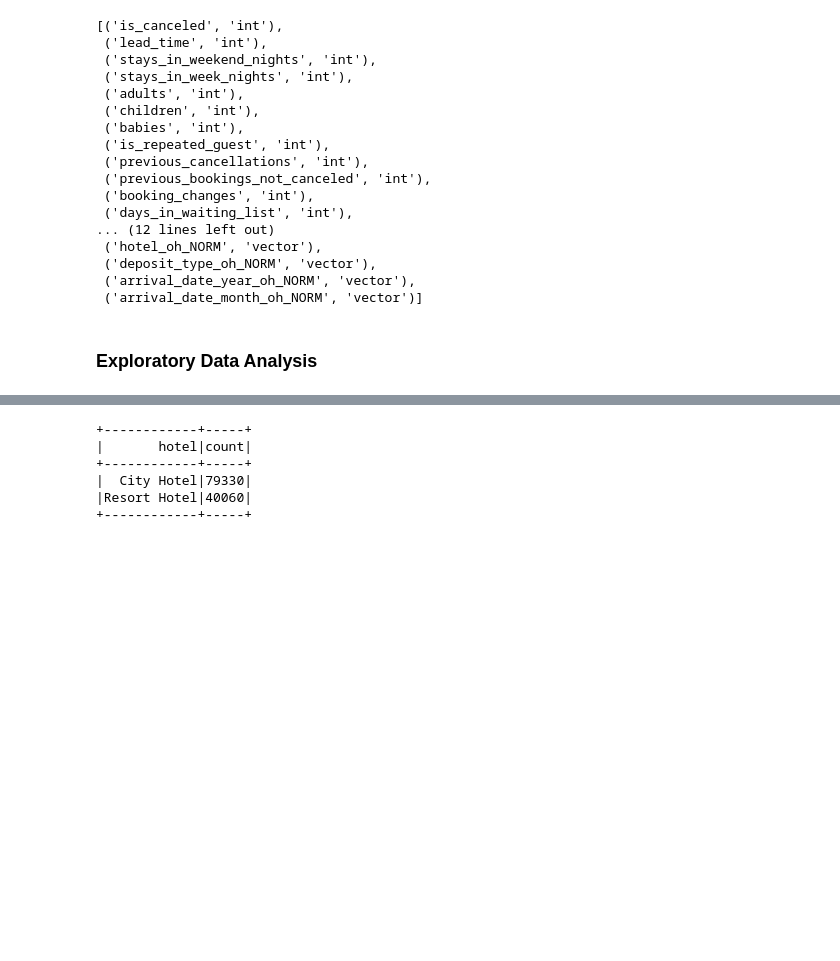
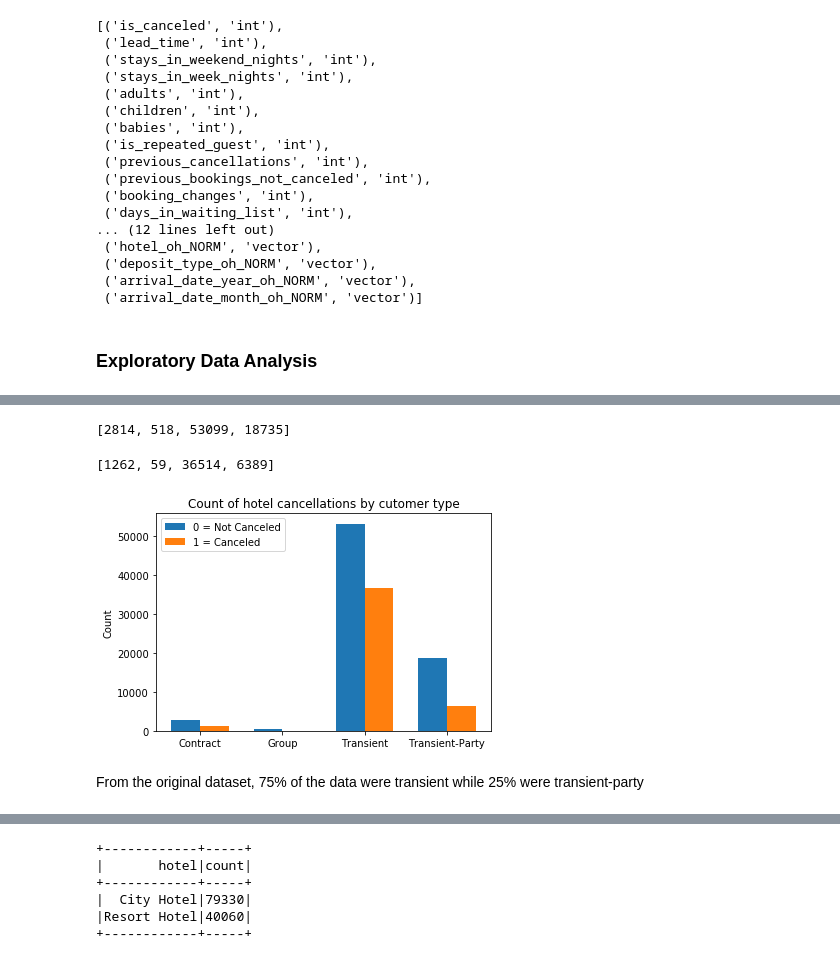
Before and after one commit to philipyoon/hotel_demand, a Jupyter notebook: hotel_booking.ipynb, the cells around one changed output, grey strips where cells are left out. Drawn from its saved outputs; the diff is of its cells as text; code cells hidden in the pictures; blank space fills up the shorter version.

Commit message:
Update hotel_booking.ipynb
- Added more EDA descriptive statistics of continuous variables
- Vizualize whether bookings were canceled or not by hotel type, month of arrival, and cutomer type

```diff
--- a/hotel_booking.ipynb
+++ b/hotel_booking.ipynb
@@ -403,0 +514,3 @@ only showing top 20 rows
+# %%
+customer0 = df2_cancel0.groupBy('customer_type').count().sort('customer_type')
+customer0.show()
@@ -403,0 +526,3 @@ only showing top 20 rows
+# %%
+customer1 = df2_cancel1.groupBy('customer_type').count().sort('customer_type')
+customer1.show()
@@ -403,0 +538,37 @@ only showing top 20 rows
+# %%
+customer0_list = customer0.select("count").rdd.flatMap(lambda x: x).collect()
+customer0_list
+# %% [output]
+[2814, 518, 53099, 18735]
+# %%
+customer1_list = customer1.select("count").rdd.flatMap(lambda x: x).collect()
+customer1_list
+# %% [output]
+[1262, 59, 36514, 6389]
+# %%
+#visualize customer_type cancellation
+
+#Sorted in this order: 'Contract', 'Group', 'Transient', 'Transient-Party'
+labels = x_customer
+cancel0_count = customer0_list
+cancel1_count = customer1_list
+
+x = np.arange(len(x_customer))  # the label locations
+width = 0.35  # the width of the bars
+
+fig, ax = plt.subplots()
+rects1 = ax.bar(x - width/2, cancel0_count, width, label='0 = Not Canceled')
+rects2 = ax.bar(x + width/2, cancel1_count, width, label='1 = Canceled')
+
+# Add some text for labels, title and custom x-axis tick labels, etc.
+ax.set_ylabel('Count')
+ax.set_title('Count of hotel cancellations by cutomer type')
+ax.set_xticks(x)
+ax.set_xticklabels(labels)
+ax.legend()
+
+plt.show()
+# %% [output]
+[figure, added]
+# %% [markdown]
+From the original dataset, 75% of the data were transient while 25% were transient-party
```
Also changed, not shown: parts of 34 cells of this notebook.
